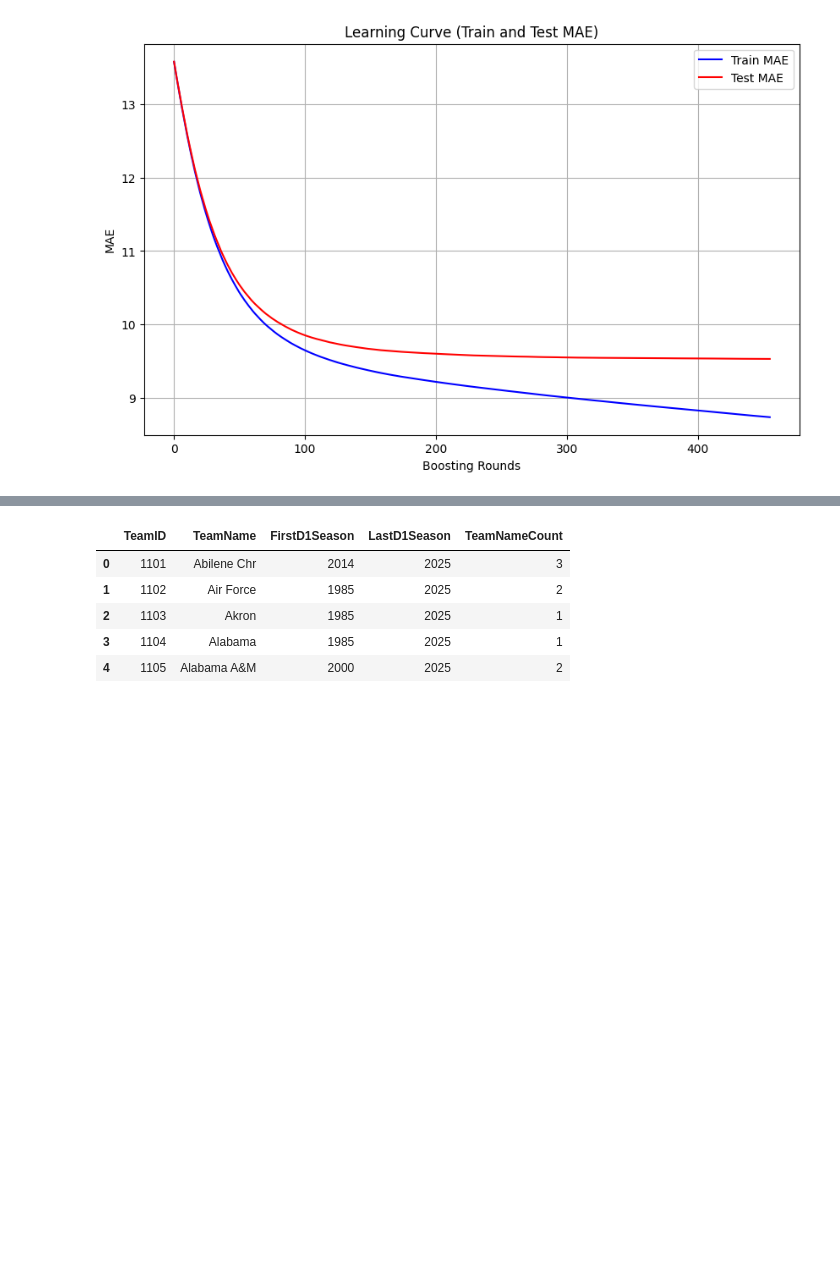
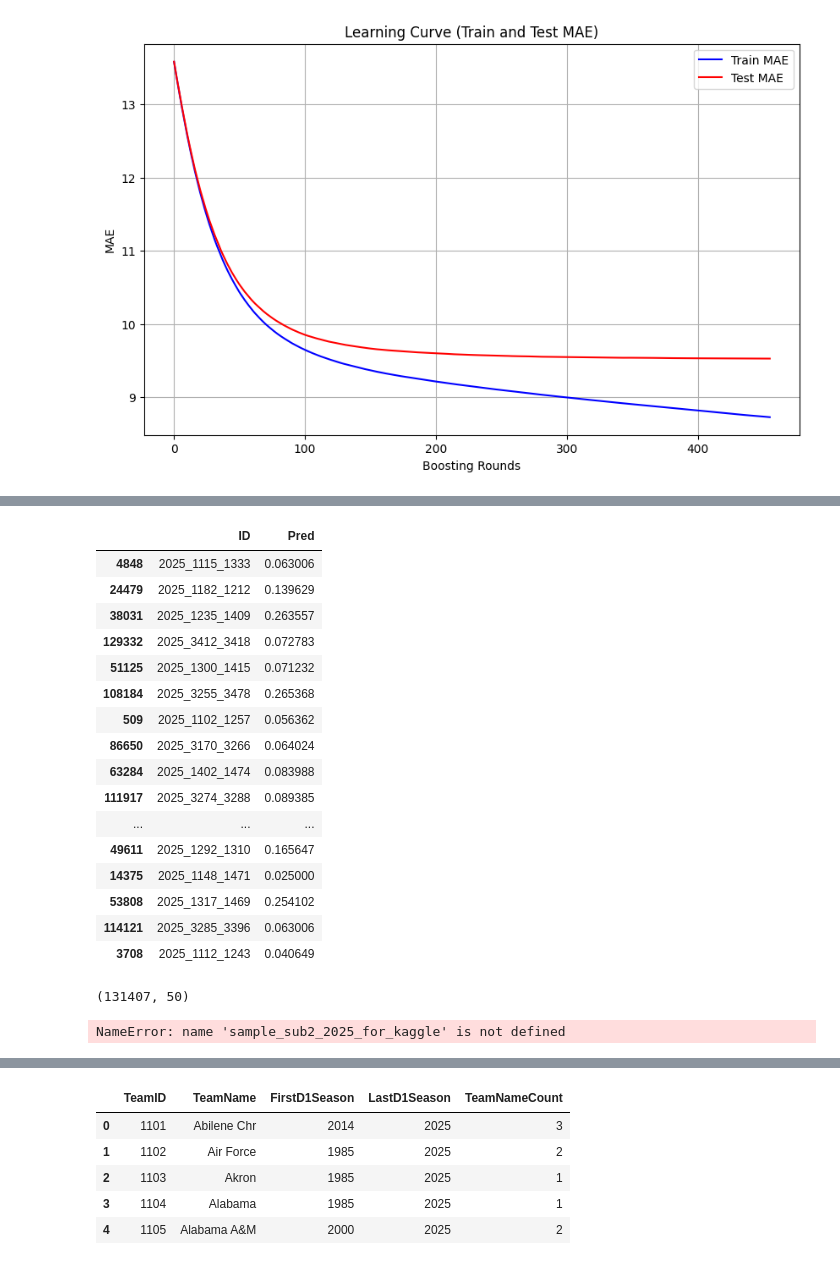
Before and after one commit to danchizik18/MarchMadness2025, a Jupyter notebook: notebooks/model/spline.ipynb, the cells around one changed output, grey strips where cells are left out. Drawn from its saved outputs; the diff is of its cells as text; code cells hidden in the pictures; blank space fills up the shorter version.

```diff
--- a/notebooks/model/spline.ipynb
+++ b/notebooks/model/spline.ipynb
@@ -498,0 +612,28 @@ plt.plot(plot_df.pred_int,plot_df.label)
+# %%
+sample_sub2_2025 = sampleSub2[
+    sampleSub2["ID"].astype(str).str.startswith("2025")
+]
+
+display(sample_sub2_2025[['ID','Pred']].sample(30))
+# %% [output]
+|  | ID | Pred |
+| 4848 | 2025_1115_1333 | 0.063006 |
+| 24479 | 2025_1182_1212 | 0.139629 |
+| 38031 | 2025_1235_1409 | 0.263557 |
+| 129332 | 2025_3412_3418 | 0.072783 |
+| 51125 | 2025_1300_1415 | 0.071232 |
+| 108184 | 2025_3255_3478 | 0.265368 |
+| 509 | 2025_1102_1257 | 0.056362 |
+| 86650 | 2025_3170_3266 | 0.064024 |
+| 63284 | 2025_1402_1474 | 0.083988 |
+| 111917 | 2025_3274_3288 | 0.089385 |
+| ... | ... | ... |
+| 49611 | 2025_1292_1310 | 0.165647 |
+| 14375 | 2025_1148_1471 | 0.025000 |
+| 53808 | 2025_1317_1469 | 0.254102 |
+| 114121 | 2025_3285_3396 | 0.063006 |
+| 3708 | 2025_1112_1243 | 0.040649 |
+# %%
+sample_sub2_2025.shape
+# %% [output]
+(131407, 50)
@@ -499,2 +647,6 @@ plt.plot(plot_df.pred_int,plot_df.label)
+# %%
+sample_sub2_2025_for_kaggle[sample_sub2_2025_for_kaggle["Pred"] > 0.5].shape
+# %% [output]
+NameError: name 'sample_sub2_2025_for_kaggle' is not defined
 # %%
 sub = pd.read_csv("../../data/SampleSubmissionStage1.csv")
```
Also changed, not shown: parts of 42 cells of this notebook, 13 other files.
